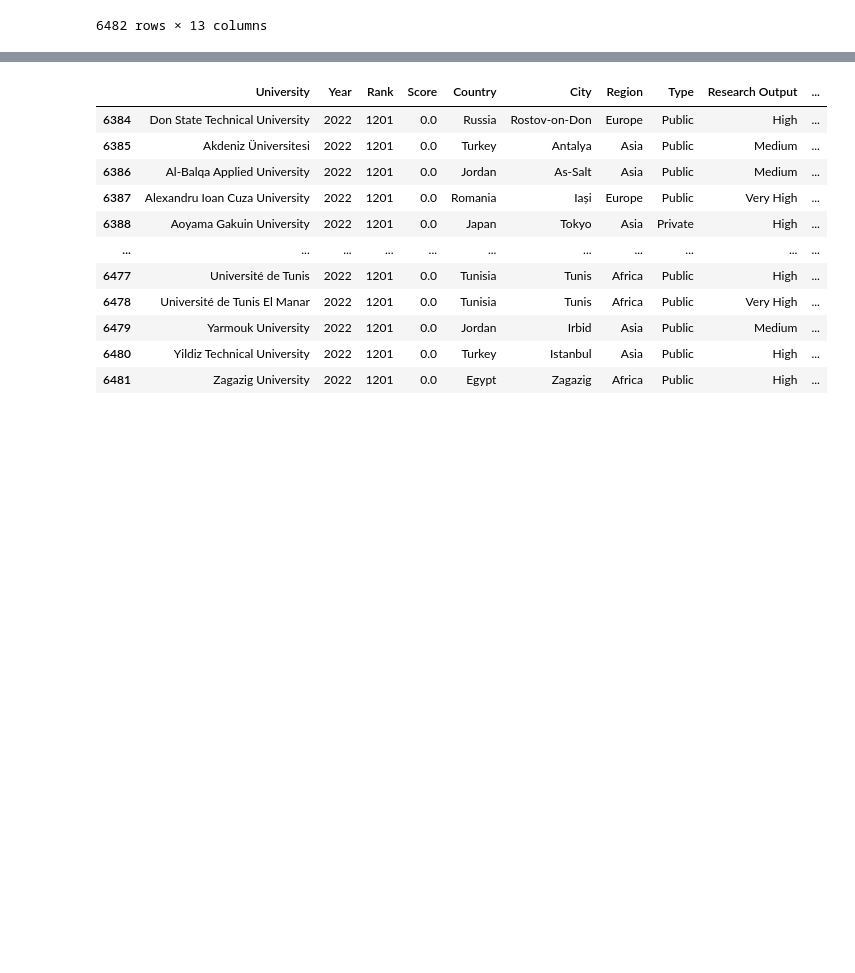
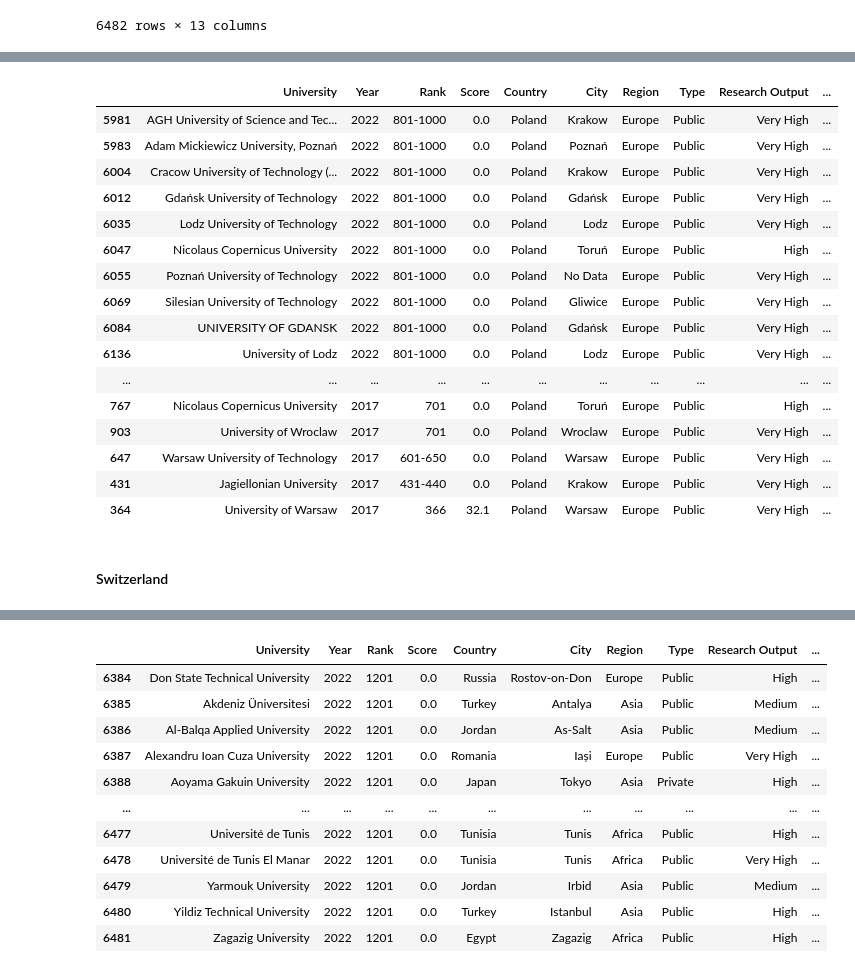
Before and after one commit to Lunczer93/Python_Project_4_World_University_Ranking, a Jupyter notebook: Python_Project_4_World_University_Ranking.ipynb, the cells around one changed output, grey strips where cells are left out. Cells and saved outputs as stored; diff of their text form; code cells hidden in the pictures; blank space fills up the shorter version.

```diff
--- a/Python_Project_4_World_University_Ranking.ipynb
+++ b/Python_Project_4_World_University_Ranking.ipynb
@@ -1544,0 +1640,24 @@ NewWorldUniversityRanking20172022
+# %%
+PolandUniversityRanking20172022 = NewWorldUniversityRanking20172022.query('Country == "Poland"')
+# %%
+PolandUniversityRanking20172022.sort_values(by=['Year','Rank'], ascending=False)
+# %% [output]
+|  | University | Year | Rank | Score | Country | City | Region | Type | Research Output | ... |
+| 5981 | AGH University of Science and Tec... | 2022 | 801-1000 | 0.0 | Poland | Krakow | Europe | Public | Very High | ... |
+| 5983 | Adam Mickiewicz University, Poznań | 2022 | 801-1000 | 0.0 | Poland | Poznań | Europe | Public | Very High | ... |
+| 6004 | Cracow University of Technology (... | 2022 | 801-1000 | 0.0 | Poland | Krakow | Europe | Public | Very High | ... |
+| 6012 | Gdańsk University of Technology | 2022 | 801-1000 | 0.0 | Poland | Gdańsk | Europe | Public | Very High | ... |
+| 6035 | Lodz University of Technology | 2022 | 801-1000 | 0.0 | Poland | Lodz | Europe | Public | Very High | ... |
+| 6047 | Nicolaus Copernicus University | 2022 | 801-1000 | 0.0 | Poland | Toruń | Europe | Public | High | ... |
+| 6055 | Poznań University of Technology | 2022 | 801-1000 | 0.0 | Poland | No Data | Europe | Public | Very High | ... |
+| 6069 | Silesian University of Technology | 2022 | 801-1000 | 0.0 | Poland | Gliwice | Europe | Public | Very High | ... |
+| 6084 | UNIVERSITY OF GDANSK | 2022 | 801-1000 | 0.0 | Poland | Gdańsk | Europe | Public | Very High | ... |
+| 6136 | University of Lodz | 2022 | 801-1000 | 0.0 | Poland | Lodz | Europe | Public | Very High | ... |
+| ... | ... | ... | ... | ... | ... | ... | ... | ... | ... | ... |
+| 767 | Nicolaus Copernicus University | 2017 | 701 | 0.0 | Poland | Toruń | Europe | Public | High | ... |
+| 903 | University of Wroclaw | 2017 | 701 | 0.0 | Poland | Wroclaw | Europe | Public | Very High | ... |
+| 647 | Warsaw University of Technology | 2017 | 601-650 | 0.0 | Poland | Warsaw | Europe | Public | Very High | ... |
+| 431 | Jagiellonian University | 2017 | 431-440 | 0.0 | Poland | Krakow | Europe | Public | Very High | ... |
+| 364 | University of Warsaw | 2017 | 366 | 32.1 | Poland | Warsaw | Europe | Public | Very High | ... |
+# %% [markdown]
+#### Switzerland
```
Also changed, not shown: parts of 91 cells of this notebook.
